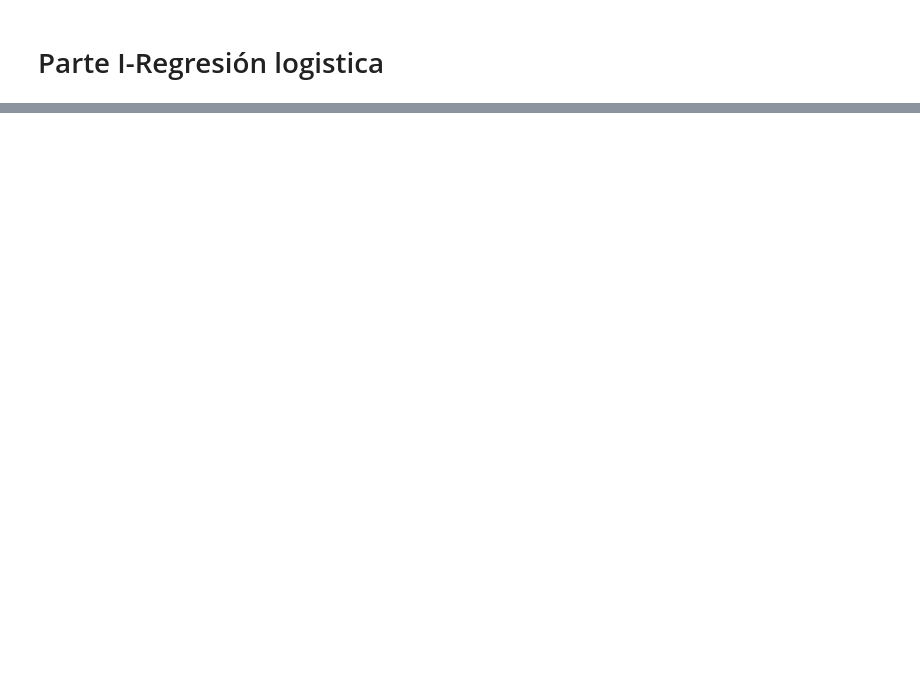
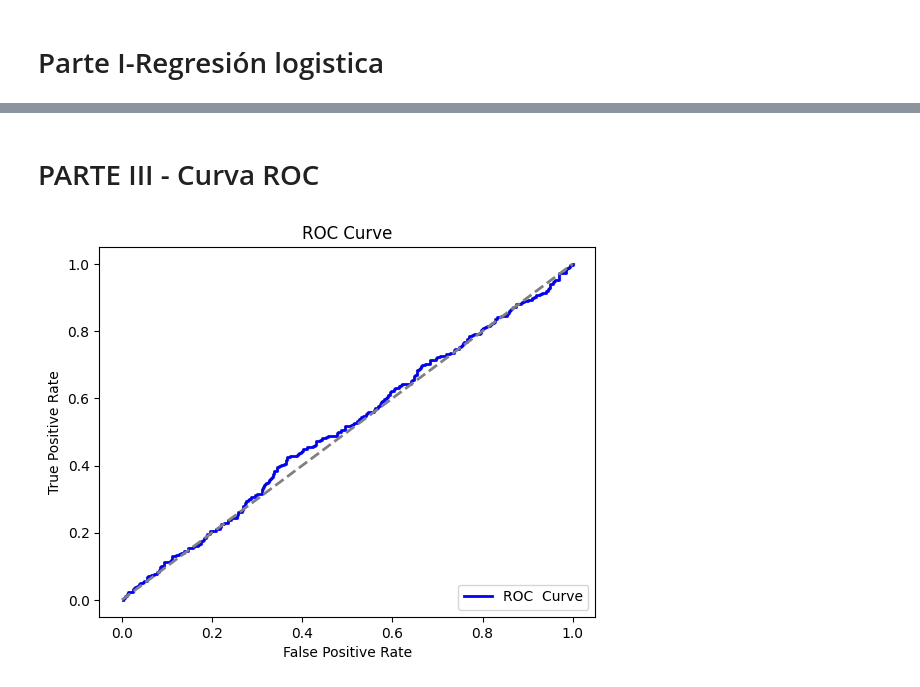
Before and after one commit to RafaDom02/FAA, a Jupyter notebook: MainP3FAA.ipynb, the cells around one changed output, grey strips where cells are left out. Saved outputs shown, nothing was run; the diff lists cells and outputs as text; code cells hidden in the pictures; blank space fills up the shorter version.

```diff
--- a/MainP3FAA.ipynb
+++ b/MainP3FAA.ipynb
@@ -19,8 +35,5 @@ clasificador = Clasificador.Clasificador()
 # %%
-logisticReg = ClasificadorRegresionLogistica()
-
-errores = clasificador.validacion(estrategia, dataset_1, logisticReg, None)
-
+errores = clasificador.validacion(estrategia_1, dataset_1, logisticReg, None)
 headers = ["Nº particion", "Indice error"]
 
 desviacion_estandar = np.std(errores)
@@ -28,18 +41,6 @@ media = sum(errores) / len(errores)
 print("Indice de errores por partición:")
 table = tabulate(enumerate(errores, 1), headers, tablefmt="grid")
 print(table)
-
-logisticReg = Clasificador.ClasificadorRegresionLogisticaSKLearn()
-
-errores = clasificador.validacion(estrategia, dataset_1, logisticReg, None)
-
-headers = ["Nº particion", "Indice error"]
-
-desviacion_estandar = np.std(errores)
-media = sum(errores) / len(errores)
-print("Indice de errores por partición:")
-table = tabulate(enumerate(errores, 1), headers, tablefmt="grid")
-print(table)
 # %% [output]
 Indice de errores por partición:
 +----------------+----------------+
@@ -60,0 +182,25 @@ Indice de errores por partición:
+# %% [markdown]
+# PARTE III - Curva ROC
+# %%
+tpr, fpr = clasificador.curva_ROC(estrategia_1, dataset_1, logisticReg, None)
+
+tpr = [x/sum(tpr) for x in tpr]
+fpr = [x/sum(fpr) for x in fpr]
+
+for i in range(len(tpr)-1):
+    tpr[i+1] += tpr[i]
+    fpr[i+1] += fpr[i]
+
+# Gráfica de la curva ROC
+plt.figure()
+plt.plot(fpr, tpr, color='blue', lw=2, label='ROC  Curve')
+plt.plot([0, 1], [0, 1], color='gray', lw=2, linestyle='--')
+
+plt.xlabel('False Positive Rate')
+plt.ylabel('True Positive Rate')
+plt.title('ROC Curve')
+plt.legend(loc="lower right")
+
+plt.show()
+# %% [output]
+[figure, added]
```
Also changed, not shown: parts of 11 cells of this notebook, 4 other files.
